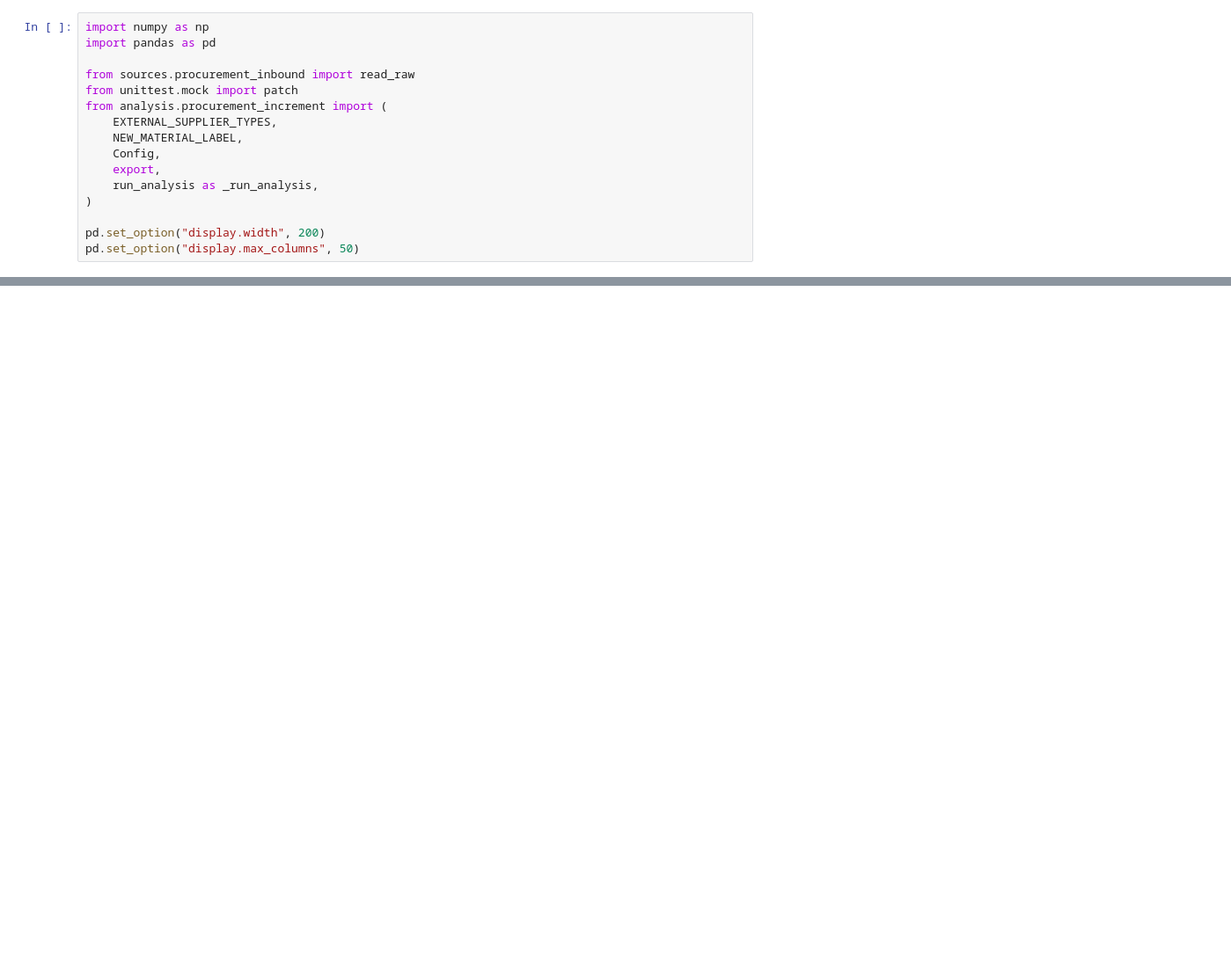
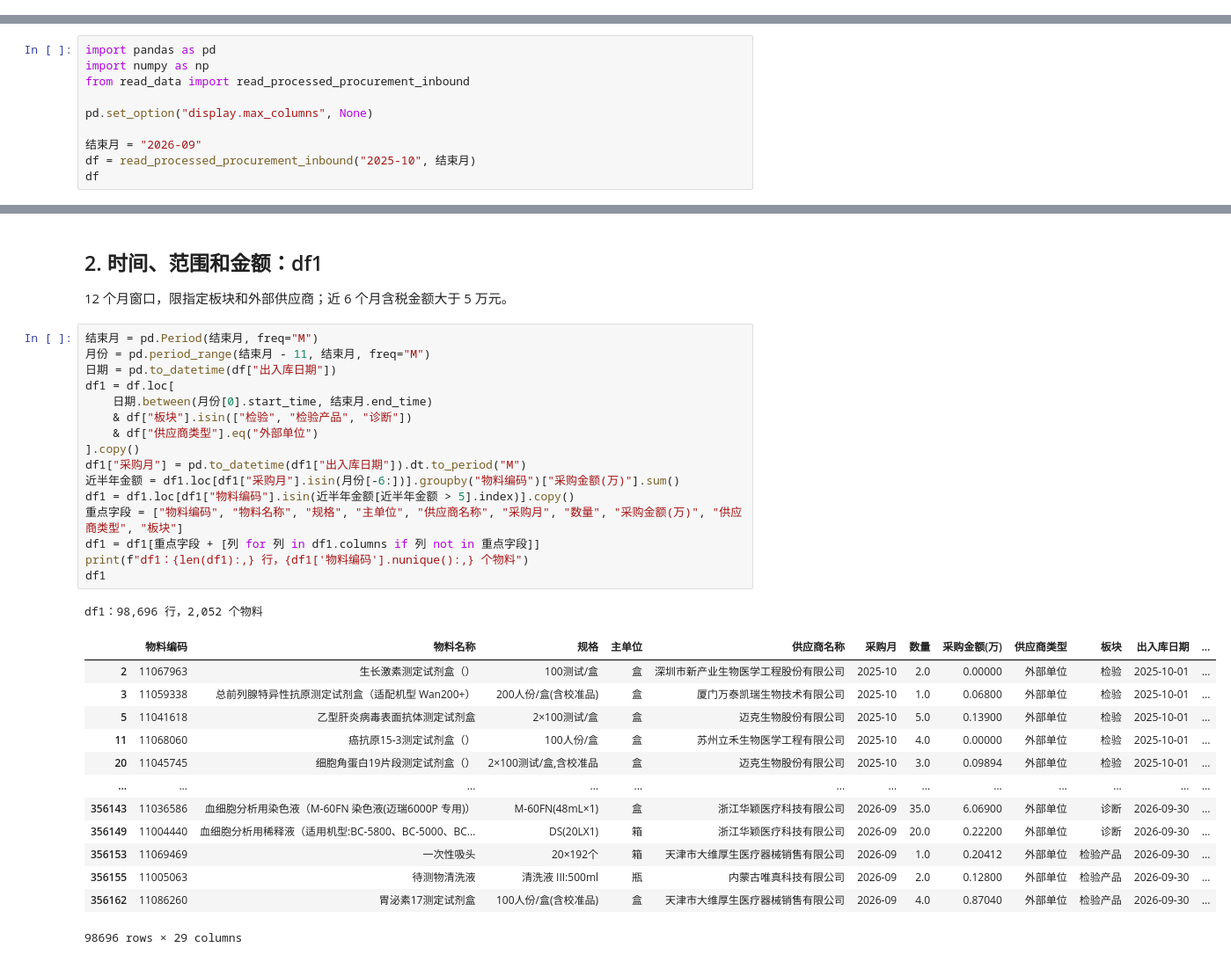
Before and after one commit to MalcolmShi/scm-ana, a Jupyter notebook: notebooks/采购增量分析/采购增量分析.ipynb, the cells around one changed output, grey strips where cells are left out. Shown at 88% size. Cells and saved outputs as stored; diff of their text form; blank space fills up the shorter version.

```diff
--- a/notebooks/采购增量分析/采购增量分析.ipynb
+++ b/notebooks/采购增量分析/采购增量分析.ipynb
@@ -6,16 +0,0 @@
-# %%
-import numpy as np
-import pandas as pd
-
-from sources.procurement_inbound import read_raw
-from unittest.mock import patch
-from analysis.procurement_increment import (
-    EXTERNAL_SUPPLIER_TYPES,
-    NEW_MATERIAL_LABEL,
-    Config,
-    export,
-    run_analysis as _run_analysis,
-)
-
-pd.set_option("display.width", 200)
-pd.set_option("display.max_columns", 50)
@@ -285,0 +5,10 @@ print(final["priority_summary"].to_string(index=False))
+# %%
+import pandas as pd
+import numpy as np
+from read_data import read_processed_procurement_inbound
+
+pd.set_option("display.max_columns", None)
+
+结束月 = "2026-09"
+df = read_processed_procurement_inbound("2025-10", 结束月)
+df
@@ -285,0 +29,35 @@ print(final["priority_summary"].to_string(index=False))
+# %% [markdown]
+## 2. 时间、范围和金额：df1
+
+12 个月窗口，限指定板块和外部供应商；近 6 个月含税金额大于 5 万元。
+# %%
+结束月 = pd.Period(结束月, freq="M")
+月份 = pd.period_range(结束月 - 11, 结束月, freq="M")
+日期 = pd.to_datetime(df["出入库日期"])
+df1 = df.loc[
+    日期.between(月份[0].start_time, 结束月.end_time)
+    & df["板块"].isin(["检验", "检验产品", "诊断"])
+    & df["供应商类型"].eq("外部单位")
+].copy()
+df1["采购月"] = pd.to_datetime(df1["出入库日期"]).dt.to_period("M")
+近半年金额 = df1.loc[df1["采购月"].isin(月份[-6:])].groupby("物料编码")["采购金额(万)"].sum()
+df1 = df1.loc[df1["物料编码"].isin(近半年金额[近半年金额 > 5].index)].copy()
+重点字段 = ["物料编码", "物料名称", "规格", "主单位", "供应商名称", "采购月", "数量", "采购金额(万)", "供应商类型", "板块"]
+df1 = df1[重点字段 + [列 for 列 in df1.columns if 列 not in 重点字段]]
+print(f"df1：{len(df1):,} 行，{df1['物料编码'].nunique():,} 个物料")
+df1
+# %% [output]
+df1：98,696 行，2,052 个物料
+|  | 物料编码 | 物料名称 | 规格 | 主单位 | 供应商名称 | 采购月 | 数量 | 采购金额(万) | 供应商类型 | 板块 | 出入库日期 | ... |
+| 2 | 11067963 | 生长激素测定试剂盒（） | 100测试/盒 | 盒 | 深圳市新产业生物医学工程股份有限公司 | 2025-10 | 2.0 | 0.00000 | 外部单位 | 检验 | 2025-10-01 | ... |
+| 3 | 11059338 | 总前列腺特异性抗原测定试剂盒（适配机型 Wan200+） | 200人份/盒(含校准品) | 盒 | 厦门万泰凯瑞生物技术有限公司 | 2025-10 | 1.0 | 0.06800 | 外部单位 | 检验 | 2025-10-01 | ... |
+| 5 | 11041618 | 乙型肝炎病毒表面抗体测定试剂盒 | 2×100测试/盒 | 盒 | 迈克生物股份有限公司 | 2025-10 | 5.0 | 0.13900 | 外部单位 | 检验 | 2025-10-01 | ... |
+| 11 | 11068060 | 癌抗原15-3测定试剂盒（） | 100人份/盒 | 盒 | 苏州立禾生物医学工程有限公司 | 2025-10 | 4.0 | 0.00000 | 外部单位 | 检验 | 2025-10-01 | ... |
+| 20 | 11045745 | 细胞角蛋白19片段测定试剂盒（） | 2×100测试/盒,含校准品 | 盒 | 迈克生物股份有限公司 | 2025-10 | 3.0 | 0.09894 | 外部单位 | 检验 | 2025-10-01 | ... |
+| ... | ... | ... | ... | ... | ... | ... | ... | ... | ... | ... | ... | ... |
+| 356143 | 11036586 | 血细胞分析用染色液（M-60FN 染色液(迈瑞6000P 专用)） | M-60FN(48mL×1) | 盒 | 浙江华颖医疗科技有限公司 | 2026-09 | 35.0 | 6.06900 | 外部单位 | 诊断 | 2026-09-30 | ... |
+| 356149 | 11004440 | 血细胞分析用稀释液（适用机型:BC-5800、BC-5000、BC... | DS(20LX1) | 箱 | 浙江华颖医疗科技有限公司 | 2026-09 | 20.0 | 0.22200 | 外部单位 | 诊断 | 2026-09-30 | ... |
+| 356153 | 11069469 | 一次性吸头 | 20×192个 | 箱 | 天津市大维厚生医疗器械销售有限公司 | 2026-09 | 1.0 | 0.20412 | 外部单位 | 检验产品 | 2026-09-30 | ... |
+| 356155 | 11005063 | 待测物清洗液 | 清洗液 III:500ml | 瓶 | 内蒙古唯真科技有限公司 | 2026-09 | 2.0 | 0.12800 | 外部单位 | 检验产品 | 2026-09-30 | ... |
+| 356162 | 11086260 | 胃泌素17测定试剂盒 | 100人份/盒(含校准品) | 盒 | 天津市大维厚生医疗器械销售有限公司 | 2026-09 | 4.0 | 0.87040 | 外部单位 | 检验产品 | 2026-09-30 | ... |
+98696 rows × 29 columns
```
Also changed, not shown: parts of 40 cells of this notebook, 16 other files.
